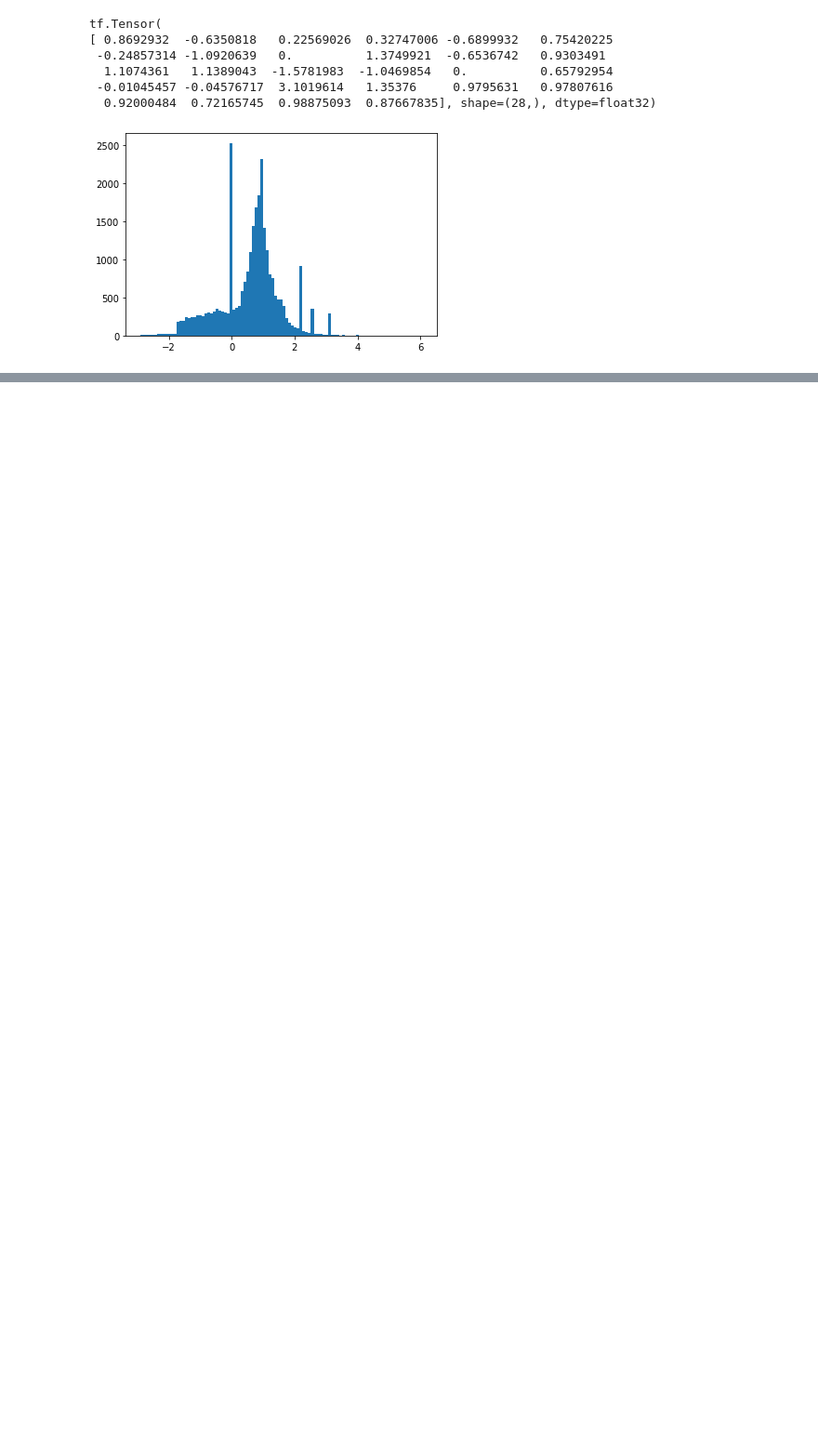
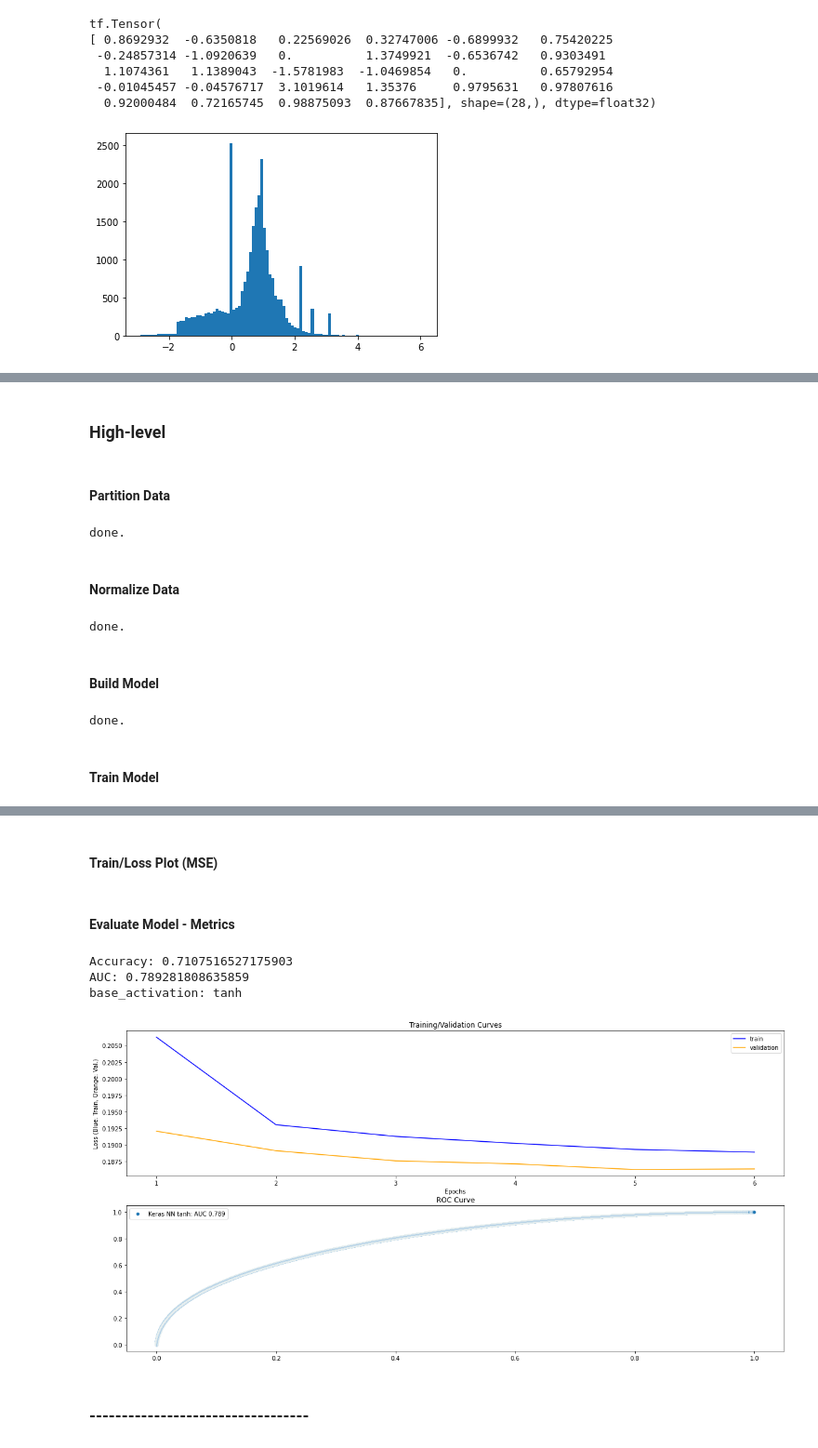
Before and after one commit to jbcroom/DS7333-QTW, a Jupyter notebook: CaseStudy6/DS733_JB_BC_SW_Case_Study6.ipynb, the cells around one changed output, grey strips where cells are left out. Shown at 93% size. Cells and saved outputs as stored; diff of their text form; code cells hidden in the pictures; blank space fills up the shorter version.

```diff
--- a/CaseStudy6/DS733_JB_BC_SW_Case_Study6.ipynb
+++ b/CaseStudy6/DS733_JB_BC_SW_Case_Study6.ipynb
@@ -191,0 +402,13 @@ Epoch: 300, accuracy:0.7238,  binary_crossentropy:0.5159,  loss:0.5159,  val_acc
+# %%
+compare_dict["High-level"] = execute_model("High-level",
+                                     data.iloc[:, range(22, 29)].values,
+                                     data[0].values)
+# %% [output]
+### High-level
+#### Partition Data
+done.
+#### Normalize Data
+done.
+#### Build Model
+done.
+#### Train Model
@@ -191,0 +427,7 @@ Epoch: 300, accuracy:0.7238,  binary_crossentropy:0.5159,  loss:0.5159,  val_acc
+#### Train/Loss Plot (MSE)
+#### Evaluate Model - Metrics
+Accuracy: 0.7107516527175903
+AUC: 0.789281808635859
+base_activation: tanh
+[figure, added]
+### ----------------------------------
```
Also changed, not shown: parts of 47 cells of this notebook.
